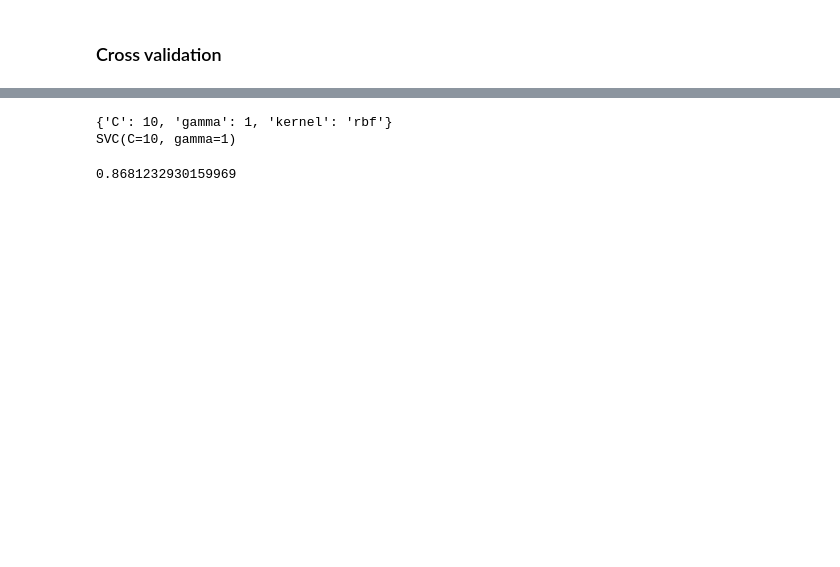
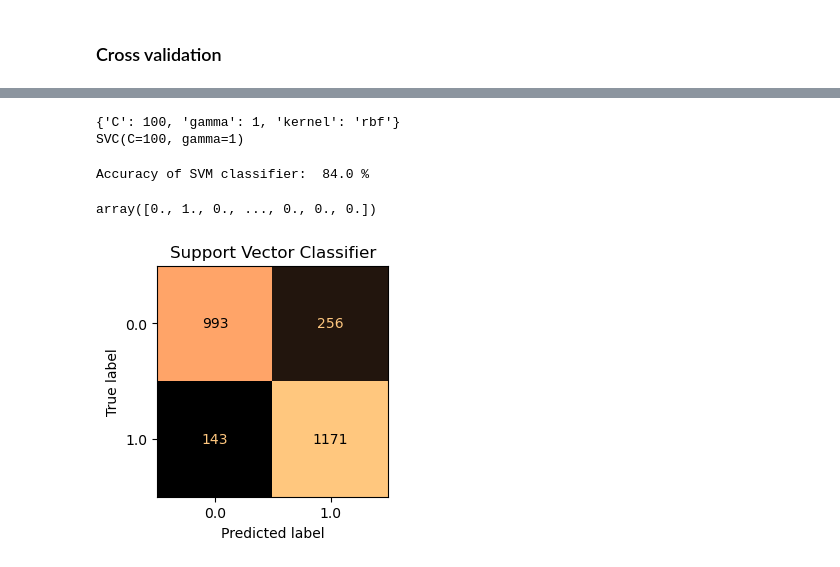
Before and after one commit to Subasree-Vivekanandan/Student-Attention-detection-using-EEG, a Jupyter notebook: models/SVM for eeg.ipynb, the cells around one changed output, grey strips where cells are left out. Drawn from its saved outputs; the diff is of its cells as text; code cells hidden in the pictures; blank space fills up the shorter version.

```diff
--- a/models/SVM for eeg.ipynb
+++ b/models/SVM for eeg.ipynb
@@ -98,0 +60,3 @@ data_scaled
+# %%
+data = df.drop(columns=["Age","Ethnicity_Bengali","Ethnicity_English","Ethnicity_Han Chinese","Gender_F","Gender_M","predefinedlabel"],axis=1)
+data.head()
@@ -98,0 +70,11 @@ data_scaled
+# %%
+from sklearn.preprocessing import StandardScaler
+scaler = StandardScaler()
+scaler.fit(data.drop('user-definedlabeln',axis=1))
+scaled_features = scaler.transform(data.drop('user-definedlabeln',axis=1))
+data_scaled = pd.DataFrame(scaled_features,columns=data.columns[:-1])
+
+X_scaled = data_scaled.loc[:,:'Gamma2']
+
+
+X_train_scaled, X_test_scaled, y_train, y_test = train_test_split(X_scaled, y, test_size=0.2, random_state=14)
@@ -158,13 +174,27 @@ GridSearchCV(estimator=SVC(),
                          'gamma': [1, 0.1, 0.01, 0.001, 0.0001],
                          'kernel': ['rbf']},
              verbose=3)
-# %%
-print(grid.best_params_)
-print(grid.best_estimator_)
-# %% [output]
-{'C': 10, 'gamma': 1, 'kernel': 'rbf'}
-SVC(C=10, gamma=1)
-# %%
-grid.score(X_test_scaled,y_test)
-# %% [output]
-0.8681232930159969
+# %%
+print(grid.best_params_)
+print(grid.best_estimator_)
+# %% [output]
+{'C': 100, 'gamma': 1, 'kernel': 'rbf'}
+SVC(C=100, gamma=1)
+# %%
+# Accuracy
+svc_Score = round(grid.score(X_test_scaled,y_test),2)
+print("Accuracy of SVM classifier: ",svc_Score*100,"%")
+# %% [output]
+Accuracy of SVM classifier:  84.0 %
+# %%
+y_preds = grid.predict(X_test_scaled)
+y_preds
+# %% [output]
+array([0., 1., 0., ..., 0., 0., 0.])
+# %%
+from sklearn.metrics import ConfusionMatrixDisplay
+fig,ax = plt.subplots(figsize=(3,3))
+ConfusionMatrixDisplay.from_predictions(y_test,y_preds,colorbar=False,cmap="copper",ax=ax)
+ax.set_title("Support Vector Classifier");
+# %% [output]
+[figure, added]
```
Also changed, not shown: parts of 29 cells of this notebook.
